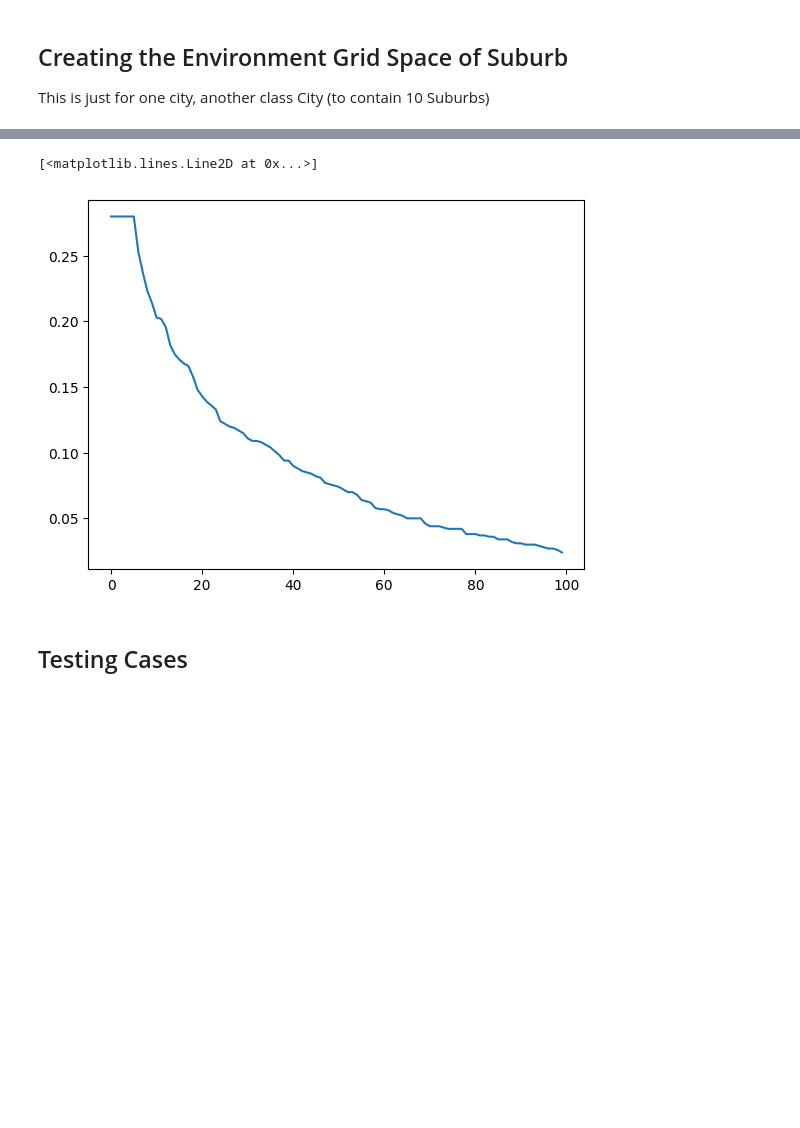
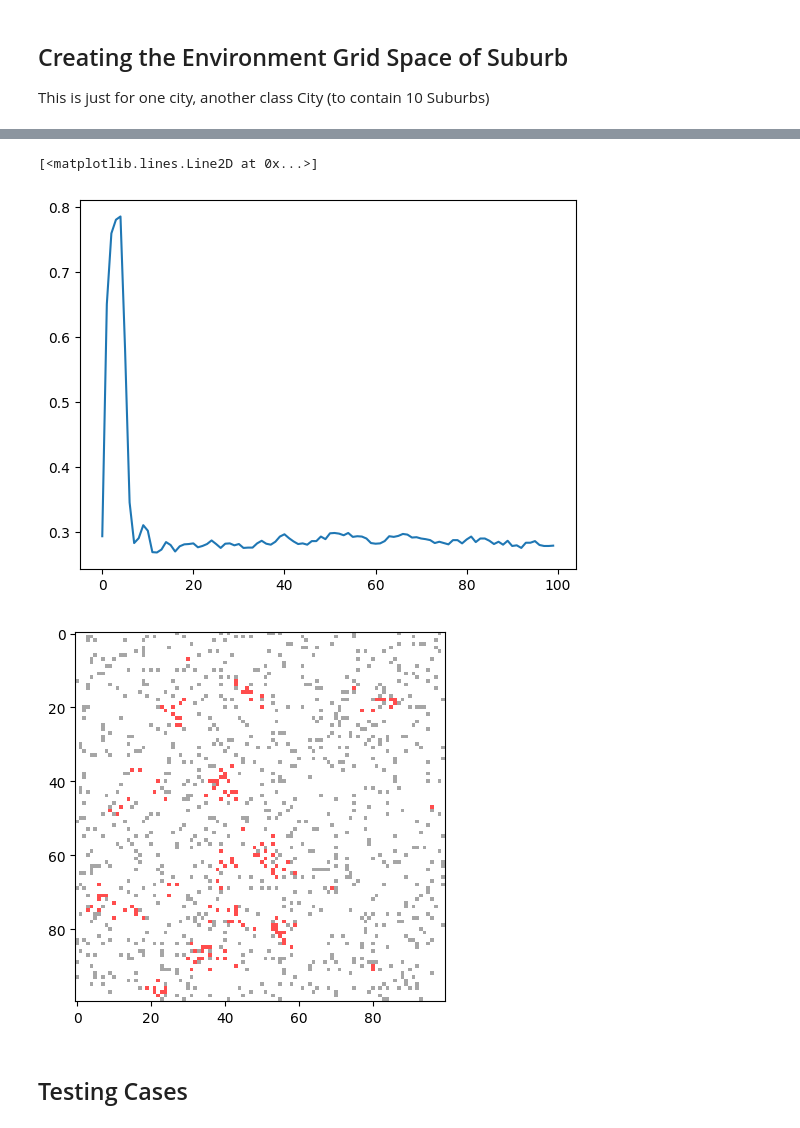
Before and after one commit to danieltobiastan97/diseasesABM, a Jupyter notebook: project.ipynb, the cells around one changed output, grey strips where cells are left out. Cells and saved outputs as stored; diff of their text form; code cells hidden in the pictures; blank space fills up the shorter version.

```diff
--- a/project.ipynb
+++ b/project.ipynb
@@ -211,8 +240,13 @@ ts = sub.step(n_humans, steps)
 # %%
-plt.plot(ts)
+plt.plot(inf)
 # %% [output]
 [<matplotlib.lines.Line2D at 0x...>]
-[figure, old version]
+[figure, new version]
+# %%
+plt.imshow(sub.grid, cmap=cmap, norm=norm, interpolation='nearest', alpha=0.7)
+plt.show()
+# %% [output]
+[figure, added]
 # %% [markdown]
 ## Testing Cases
 # %%
```
Also changed, not shown: parts of 8 cells of this notebook.
